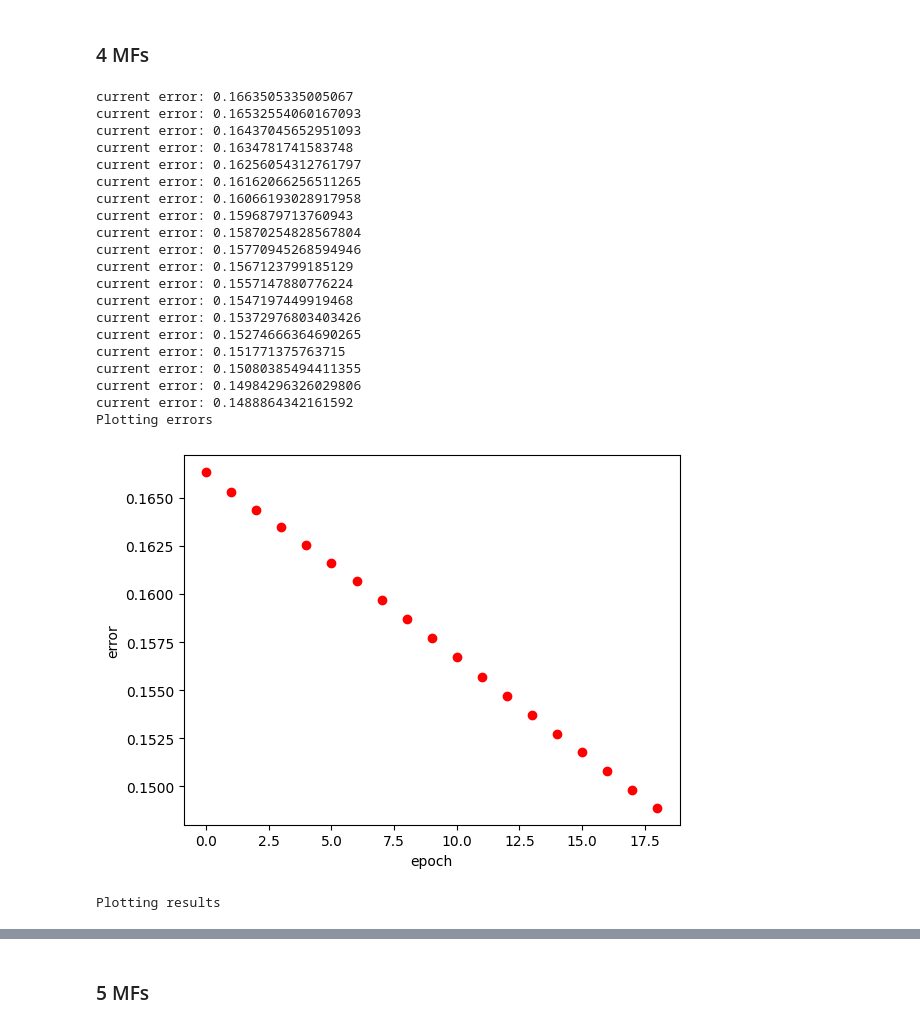
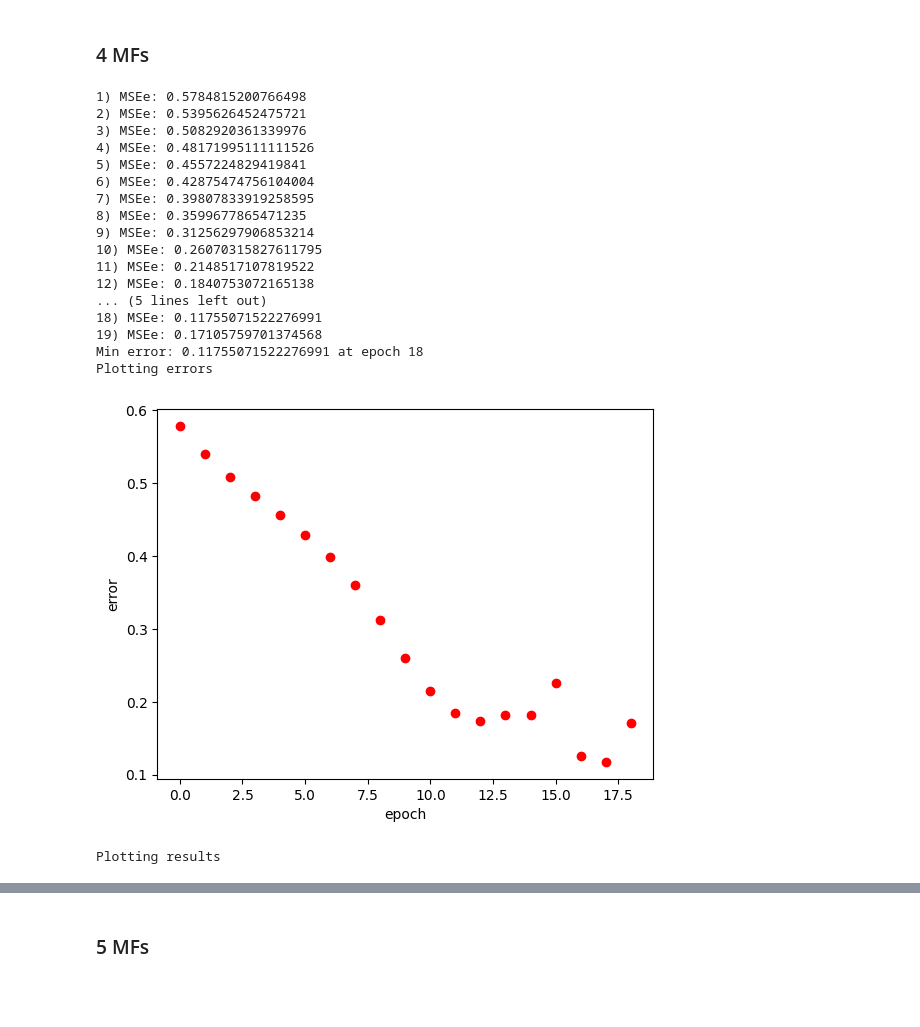
Before and after one commit to Esteb37/fuzzy-control, a Jupyter notebook: anfis/anfis/ANFIS.ipynb, the cells around one changed output, grey strips where cells are left out. Drawn from its saved outputs; the diff is of its cells as text; code cells hidden in the pictures; blank space fills up the shorter version.

```diff
--- a/anfis/anfis/ANFIS.ipynb
+++ b/anfis/anfis/ANFIS.ipynb
@@ -6,7 +6,7 @@ import numpy as np
 import matplotlib.pyplot as plt
 
 ts = np.load(
-    "C:/Users/Esteban/Documents/Escuela/Robotica/Fuzzy/anfis/anfis/datos.npy")
+    "C:/Users/esteb/OneDrive/Documents/Escuela/Robótica/Fuzzy/anfis/anfis/datos.npy")[:-10]
 
 # Normalize
 #ts = ts / ts.max(axis=0)
@@ -328,27 +107,24 @@ KeyboardInterrupt:
 # %% [markdown]
 ### 4 MFs
 # %%
-test(X, Y, 4, "gaussmf")
+test(X, Y, 4, "gaussmf", k = 0.15)
 # %% [output]
-current error: 0.1663505335005067
-current error: 0.16532554060167093
-current error: 0.16437045652951093
-current error: 0.1634781741583748
-current error: 0.16256054312761797
-current error: 0.16162066256511265
-current error: 0.16066193028917958
-current error: 0.1596879713760943
-current error: 0.15870254828567804
-current error: 0.15770945268594946
-current error: 0.1567123799185129
-current error: 0.1557147880776224
-current error: 0.1547197449919468
-current error: 0.15372976803403426
-current error: 0.15274666364690265
-current error: 0.151771375763715
-current error: 0.15080385494411355
-current error: 0.14984296326029806
-current error: 0.1488864342161592
+1) MSEe: 0.5784815200766498
+2) MSEe: 0.5395626452475721
+3) MSEe: 0.5082920361339976
+4) MSEe: 0.48171995111111526
+5) MSEe: 0.4557224829419841
+6) MSEe: 0.42875474756104004
+7) MSEe: 0.39807833919258595
+8) MSEe: 0.3599677865471235
+9) MSEe: 0.31256297906853214
+10) MSEe: 0.26070315827611795
+11) MSEe: 0.2148517107819522
+12) MSEe: 0.1840753072165138
+... (5 lines left out)
+18) MSEe: 0.11755071522276991
+19) MSEe: 0.17105759701374568
+Min error: 0.11755071522276991 at epoch 18
 Plotting errors
-[figure, old version]
+[figure, new version]
 Plotting results
```
Also changed, not shown: parts of 29 cells of this notebook.
